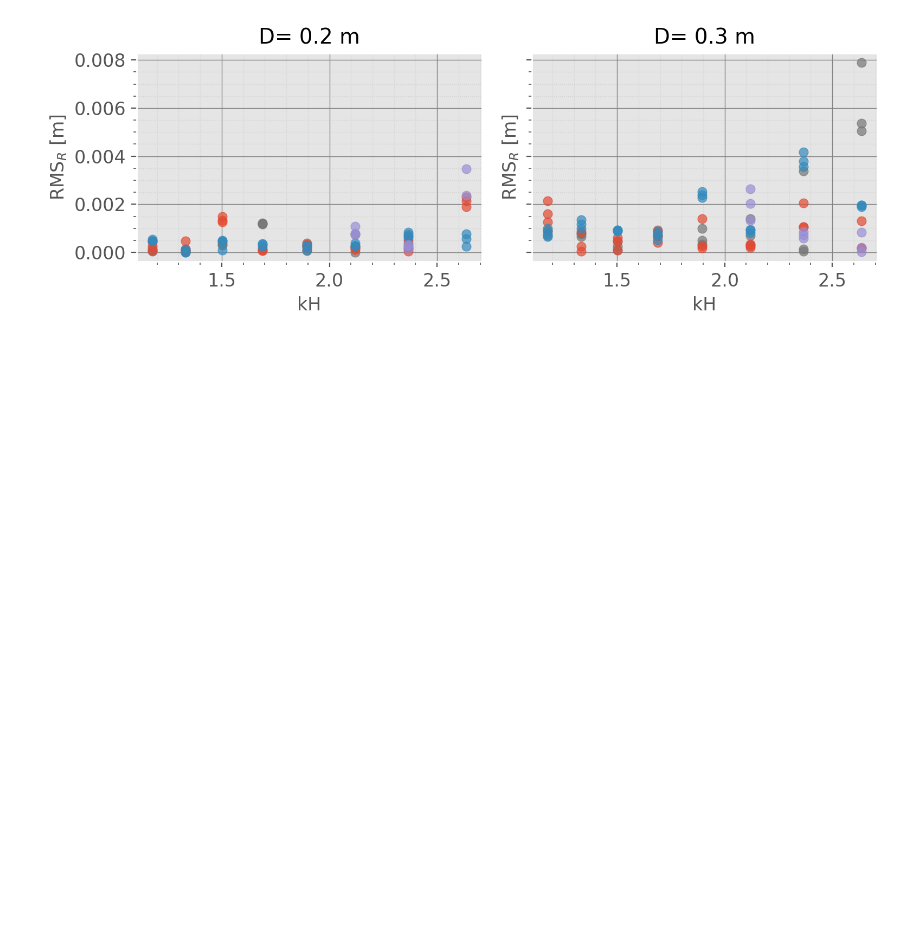
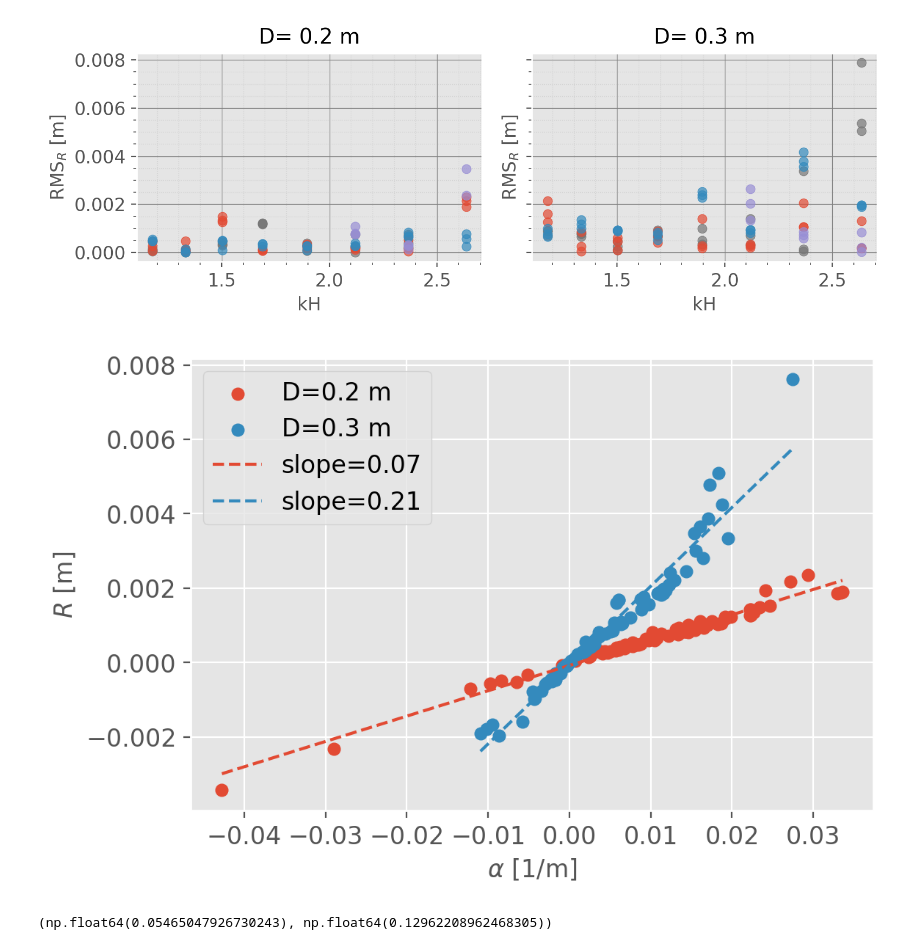
Before and after one commit to kjes4pres/Master_code, a Jupyter notebook: Lab/Probe_analysis/damping_obs_vs_theory.ipynb, the cells around one changed output. Saved outputs shown, nothing was run; the diff lists cells and outputs as text; code cells hidden in the pictures; blank space fills up the shorter version.

```diff
--- a/Lab/Probe_analysis/damping_obs_vs_theory.ipynb
+++ b/Lab/Probe_analysis/damping_obs_vs_theory.ipynb
@@ -385,0 +388,37 @@ plt.savefig("/Users/kjesta/Desktop/Master prosjekt/Figurer/obs_vs_teori/rms_R_ob
+# %%
+import numpy as np
+import matplotlib.pyplot as plt
+fig, ax = plt.subplots(figsize=(6, 4))
+# --- clean data ---
+x20 = plates_20['alpha_plates'].to_numpy()
+y20 = plates_20['R_plates_28'].to_numpy()
+
+x30 = plates_30['alpha_plates'].to_numpy()
+y30 = plates_30['R_plates_28'].to_numpy()
+
+m20 = np.isfinite(x20) & np.isfinite(y20)
+m30 = np.isfinite(x30) & np.isfinite(y30)
+
+x20, y20 = x20[m20], y20[m20]
+x30, y30 = x30[m30], y30[m30]
+
+# --- fit ---
+a20, b20 = np.polyfit(x20, y20, 1)
+a30, b30 = np.polyfit(x30, y30, 1)
+
+# --- plot ---
+plt.scatter(x20, y20, color='C0', label='D=0.2 m')
+plt.scatter(x30, y30, color='C1', label='D=0.3 m')
+
+xx20 = np.linspace(x20.min(), x20.max(), 100)
+xx30 = np.linspace(x30.min(), x30.max(), 100)
+
+plt.plot(xx20, a20*xx20 + b20, 'C0--', label=f'slope={a20:.2f}')
+plt.plot(xx30, a30*xx30 + b30, 'C1--', label=f'slope={a30:.2f}')
+
+plt.xlabel(r'$\alpha$ [1/m]')
+plt.ylabel(r'$R$ [m]')
+plt.legend()
+plt.show()
+# %% [output]
+[figure, added]
@@ -385,0 +428,4 @@ plt.savefig("/Users/kjesta/Desktop/Master prosjekt/Figurer/obs_vs_teori/rms_R_ob
+# %%
+np.mean(slope20), np.mean(slope30)
+# %% [output]
+(np.float64(0.05465047926730243), np.float64(0.12962208962468305))
```
Also changed, not shown: parts of 2 cells of this notebook.
